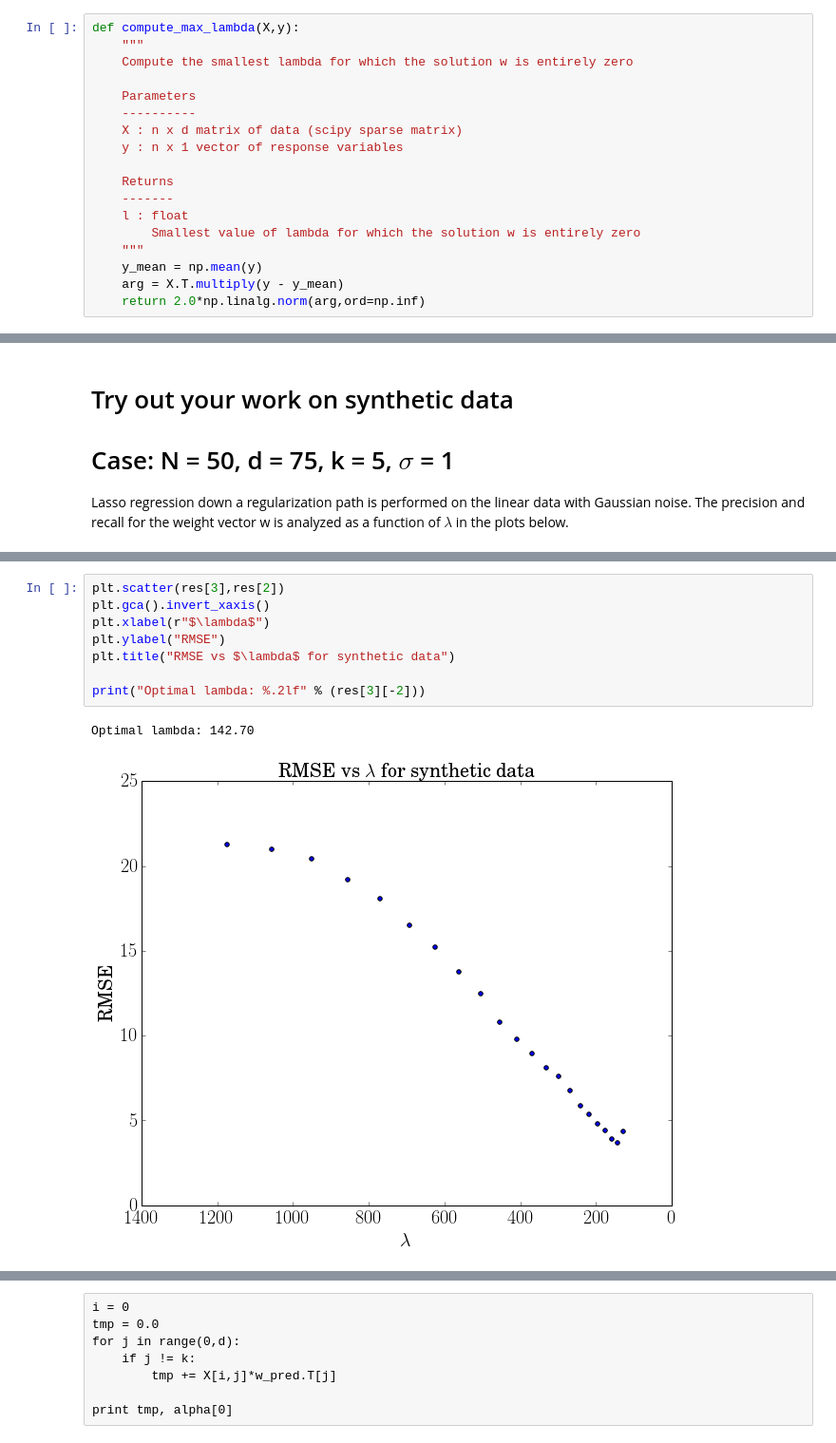
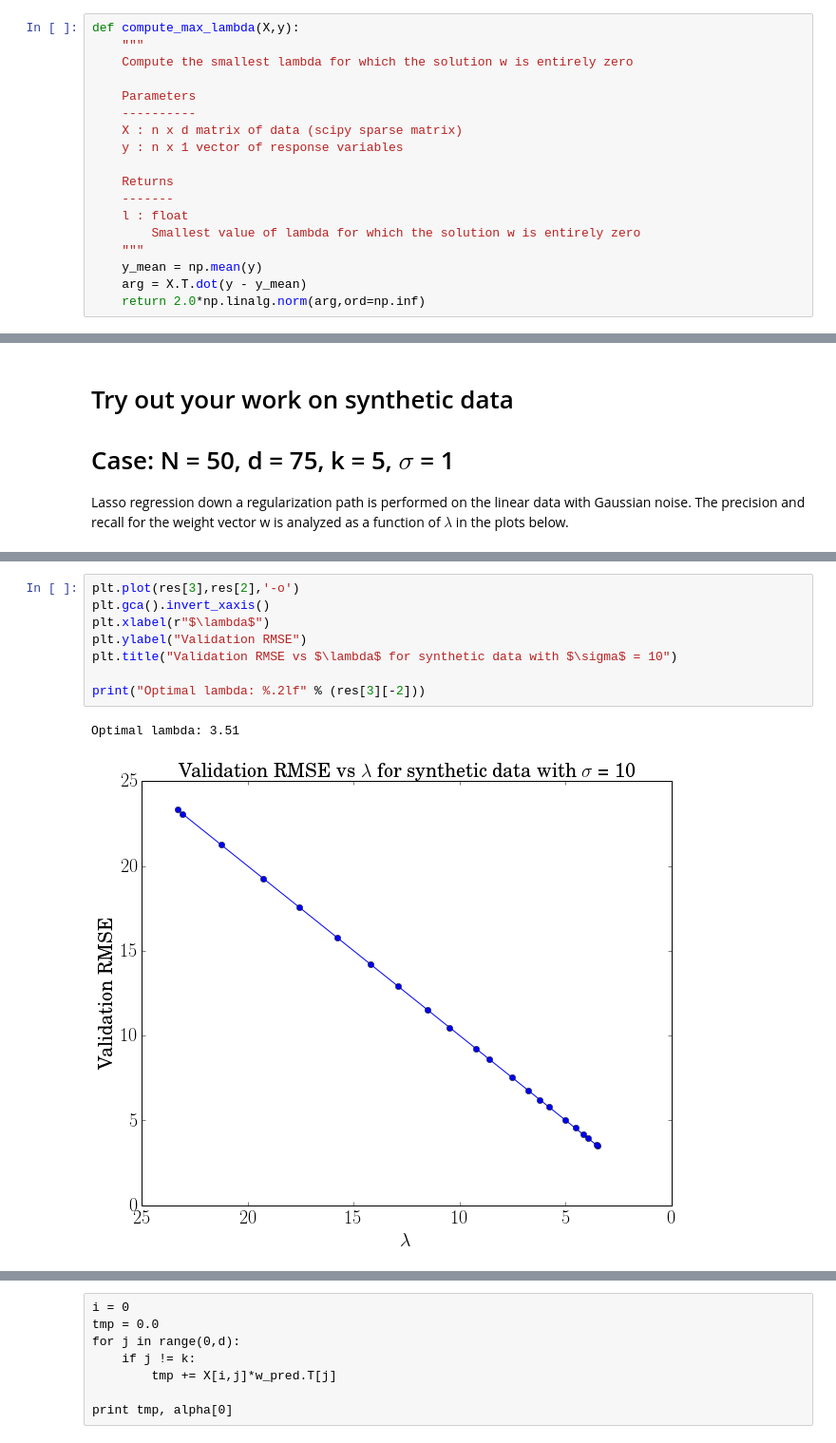
Before and after one commit to dflemin3/CSE_546, a Jupyter notebook: HW1/CSE_546_Lasso_Regression.ipynb, the cells around one changed output, grey strips where cells are left out. Shown: that part at 95% size. Drawn from its saved outputs; the diff is of its cells as text.

Commit message:
updated notebook with plots, upvote analysis

```diff
--- a/HW1/CSE_546_Lasso_Regression.ipynb
+++ b/HW1/CSE_546_Lasso_Regression.ipynb
@@ -202,7 +202,7 @@ def compute_max_lambda(X,y):
         Smallest value of lambda for which the solution w is entirely zero
     """
     y_mean = np.mean(y)
-    arg = X.T.multiply(y - y_mean)
+    arg = X.T.dot(y - y_mean)
     return 2.0*np.linalg.norm(arg,ord=np.inf)
 # %% [markdown]
 # The function naive_lasso performs a lasso regression via coordinate descent described by algorithm one in Question 6.1.
@@ -584,12 +675,12 @@ tot_non_zeros = np.asarray(tot_non_zeros)
 # %%
-plt.scatter(res[3],res[2])
+plt.plot(res[3],res[2],'-o')
 plt.gca().invert_xaxis()
 plt.xlabel(r"$\lambda$")
-plt.ylabel("RMSE")
-plt.title("RMSE vs $\lambda$ for synthetic data")
+plt.ylabel("Validation RMSE")
+plt.title("Validation RMSE vs $\lambda$ for synthetic data with $\sigma$ = 10")
 
 print("Optimal lambda: %.2lf" % (res[3][-2]))
 # %% [output]
-Optimal lambda: 142.70
+Optimal lambda: 3.51
-[figure, old version]
+[figure, new version]
 # %%
```
Also changed, not shown: parts of 30 cells of this notebook, 3 other files.
